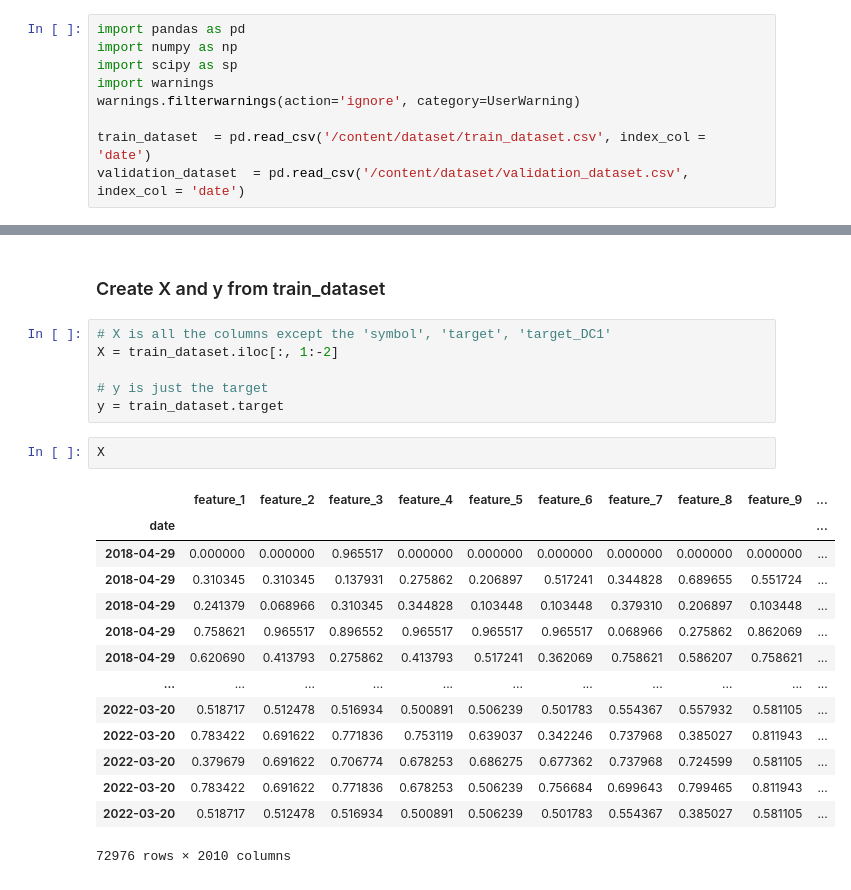
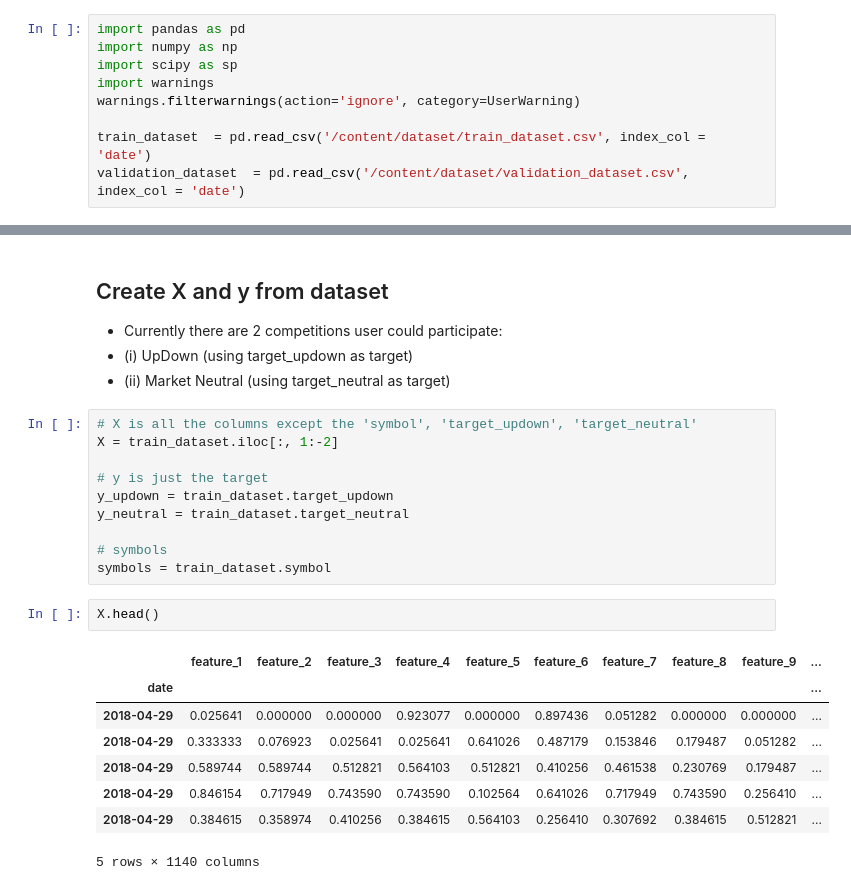
Before and after one commit to rocketcapital-ai/competition_quickstart_dataloader, a Jupyter notebook: Quickstart.ipynb, the cells around one changed output, grey strips where cells are left out. Cells and saved outputs as stored; diff of their text form.

Commit message:
Update quickstart for yiedl competition

```diff
--- a/Quickstart.ipynb
+++ b/Quickstart.ipynb
@@ -87,25 +69,26 @@ validation_dataset.head()
-# %% [markdown]
-### Create X and y from train_dataset
+# %% [markdown]
+## Create X and y from dataset
+- Currently there are 2 competitions user could participate:
+- (i) UpDown (using target_updown as target)
+- (ii) Market Neutral (using target_neutral as target)
 # %%
-# X is all the columns except the 'symbol', 'target', 'target_DC1'
+# X is all the columns except the 'symbol', 'target_updown', 'target_neutral'
 X = train_dataset.iloc[:, 1:-2]
 
 # y is just the target
-y = train_dataset.target
+y_updown = train_dataset.target_updown
+y_neutral = train_dataset.target_neutral
+
+# symbols
+symbols = train_dataset.symbol
 # %%
-X
+X.head()
 # %% [output]
 |  | feature_1 | feature_2 | feature_3 | feature_4 | feature_5 | feature_6 | feature_7 | feature_8 | feature_9 | ... |
 | date |  |  |  |  |  |  |  |  |  | ... |
-| 2018-04-29 | 0.000000 | 0.000000 | 0.965517 | 0.000000 | 0.000000 | 0.000000 | 0.000000 | 0.000000 | 0.000000 | ... |
-| 2018-04-29 | 0.310345 | 0.310345 | 0.137931 | 0.275862 | 0.206897 | 0.517241 | 0.344828 | 0.689655 | 0.551724 | ... |
-| 2018-04-29 | 0.241379 | 0.068966 | 0.310345 | 0.344828 | 0.103448 | 0.103448 | 0.379310 | 0.206897 | 0.103448 | ... |
-| 2018-04-29 | 0.758621 | 0.965517 | 0.896552 | 0.965517 | 0.965517 | 0.965517 | 0.068966 | 0.275862 | 0.862069 | ... |
-| 2018-04-29 | 0.620690 | 0.413793 | 0.275862 | 0.413793 | 0.517241 | 0.362069 | 0.758621 | 0.586207 | 0.758621 | ... |
-| ... | ... | ... | ... | ... | ... | ... | ... | ... | ... | ... |
-| 2022-03-20 | 0.518717 | 0.512478 | 0.516934 | 0.500891 | 0.506239 | 0.501783 | 0.554367 | 0.557932 | 0.581105 | ... |
-| 2022-03-20 | 0.783422 | 0.691622 | 0.771836 | 0.753119 | 0.639037 | 0.342246 | 0.737968 | 0.385027 | 0.811943 | ... |
-| 2022-03-20 | 0.379679 | 0.691622 | 0.706774 | 0.678253 | 0.686275 | 0.677362 | 0.737968 | 0.724599 | 0.581105 | ... |
-| 2022-03-20 | 0.783422 | 0.691622 | 0.771836 | 0.678253 | 0.506239 | 0.756684 | 0.699643 | 0.799465 | 0.811943 | ... |
-| 2022-03-20 | 0.518717 | 0.512478 | 0.516934 | 0.500891 | 0.506239 | 0.501783 | 0.554367 | 0.385027 | 0.581105 | ... |
+| 2018-04-29 | 0.025641 | 0.000000 | 0.000000 | 0.923077 | 0.000000 | 0.897436 | 0.051282 | 0.000000 | 0.000000 | ... |
+| 2018-04-29 | 0.333333 | 0.076923 | 0.025641 | 0.025641 | 0.641026 | 0.487179 | 0.153846 | 0.179487 | 0.051282 | ... |
+| 2018-04-29 | 0.589744 | 0.589744 | 0.512821 | 0.564103 | 0.512821 | 0.410256 | 0.461538 | 0.230769 | 0.179487 | ... |
+| 2018-04-29 | 0.846154 | 0.717949 | 0.743590 | 0.743590 | 0.102564 | 0.641026 | 0.717949 | 0.743590 | 0.256410 | ... |
+| 2018-04-29 | 0.384615 | 0.358974 | 0.410256 | 0.384615 | 0.564103 | 0.256410 | 0.307692 | 0.384615 | 0.512821 | ... |
-72976 rows × 2010 columns
+5 rows × 1140 columns
```
Also changed, not shown: parts of 53 cells of this notebook.
